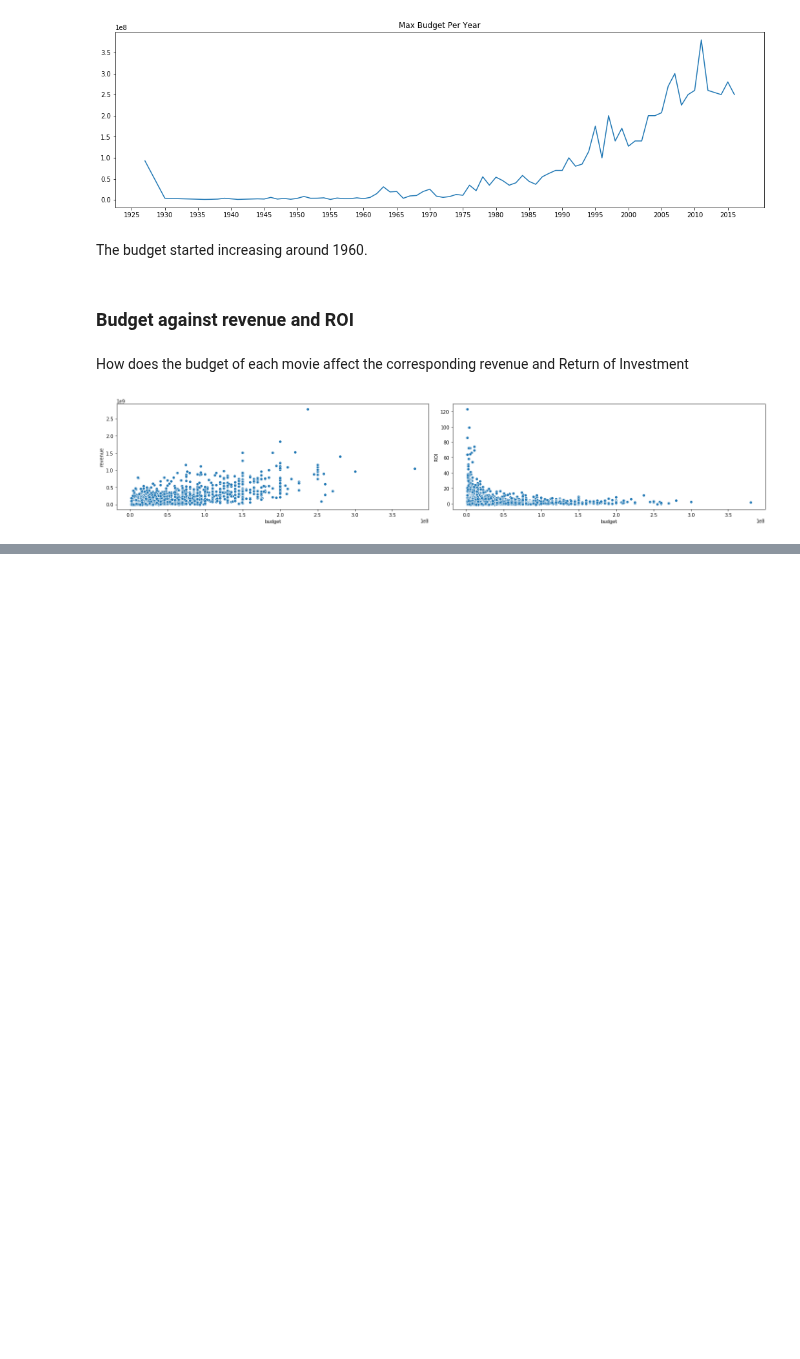
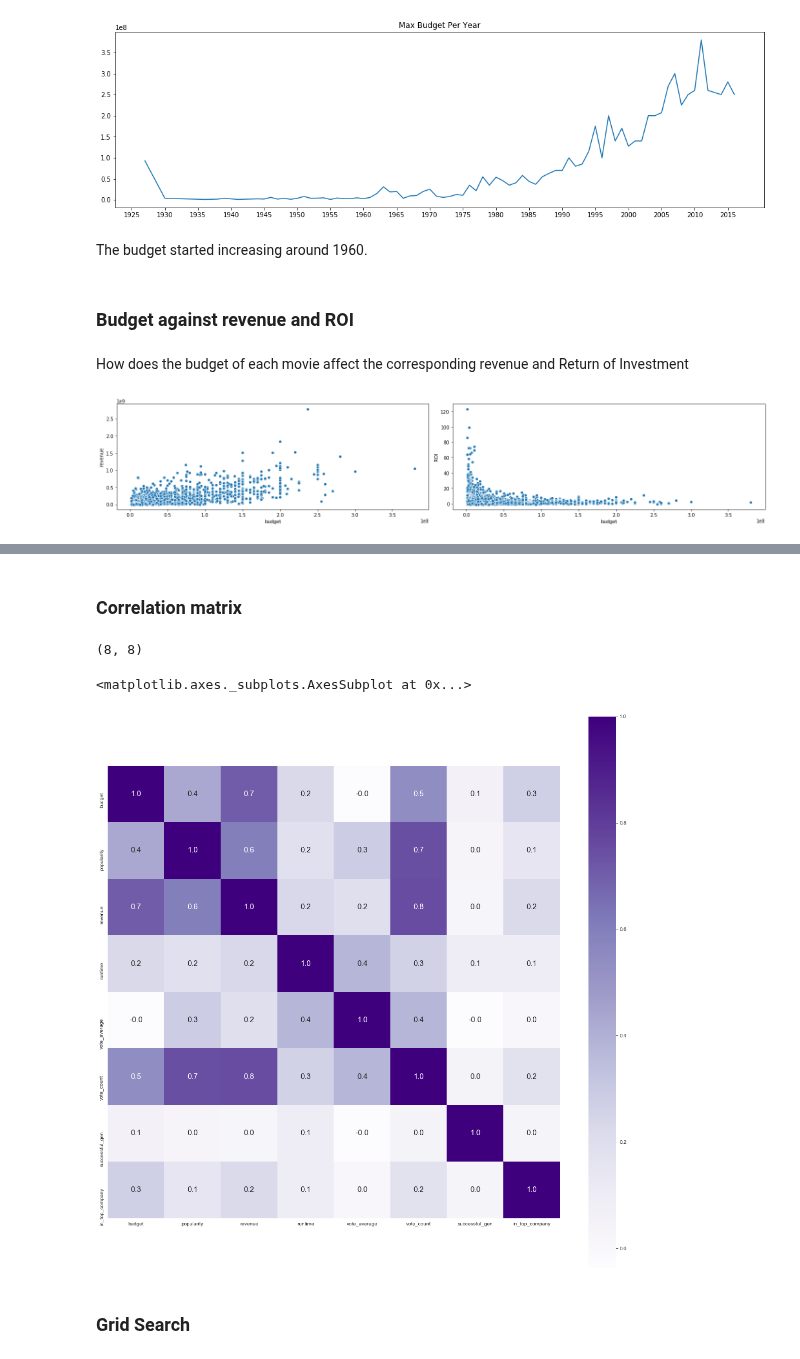
Before and after one commit to leyaof/movie-analysis, a Jupyter notebook: movie-analysis.ipynb, the cells around one changed output, grey strips where cells are left out. Saved outputs shown, nothing was run; the diff lists cells and outputs as text; code cells hidden in the pictures; blank space fills up the shorter version.

```diff
--- a/movie-analysis.ipynb
+++ b/movie-analysis.ipynb
@@ -500,0 +593,12 @@ figure.tight_layout()
+# %%
+top_company = comp_revenue_sum.head(5)['company'].values.tolist()
+# %%
+in_top_company = []
+for company in df2['production_companies']:
+    if any(item in top_company for item in company):
+        in_top_company.append(1)
+    else:
+        in_top_company.append(0)
+df2['in_top_company'] = in_top_company
+# %%
+df2 = df2.drop(columns =['genres', 'ROI', 'production_companies', 'keywords', 'overview','production_countries', 'title'], axis=1)
@@ -500,0 +614,19 @@ figure.tight_layout()
+# %% [markdown]
+### Correlation matrix
+# %%
+corr = df2.corr()
+corr.shape
+# %% [output]
+(8, 8)
+# %%
+plt.figure(figsize=(20,20))
+sns.heatmap(corr,
+            cbar=True,
+            square= True,
+            fmt='.1f',
+            annot=True,
+            annot_kws={'size':15},
+            cmap='Purples')
+# %% [output]
+<matplotlib.axes._subplots.AxesSubplot at 0x...>
+[figure, added]
@@ -500,0 +647,2 @@ figure.tight_layout()
+# %% [markdown]
+### Grid Search
```
Also changed, not shown: parts of 38 cells of this notebook.
